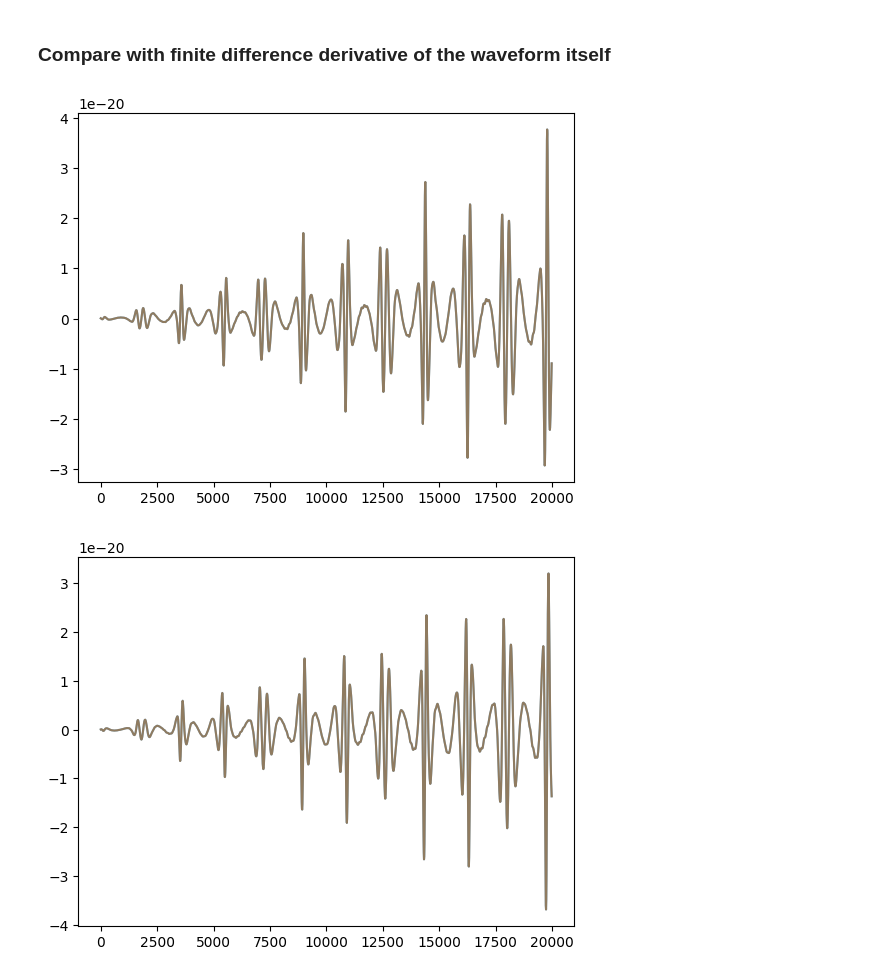
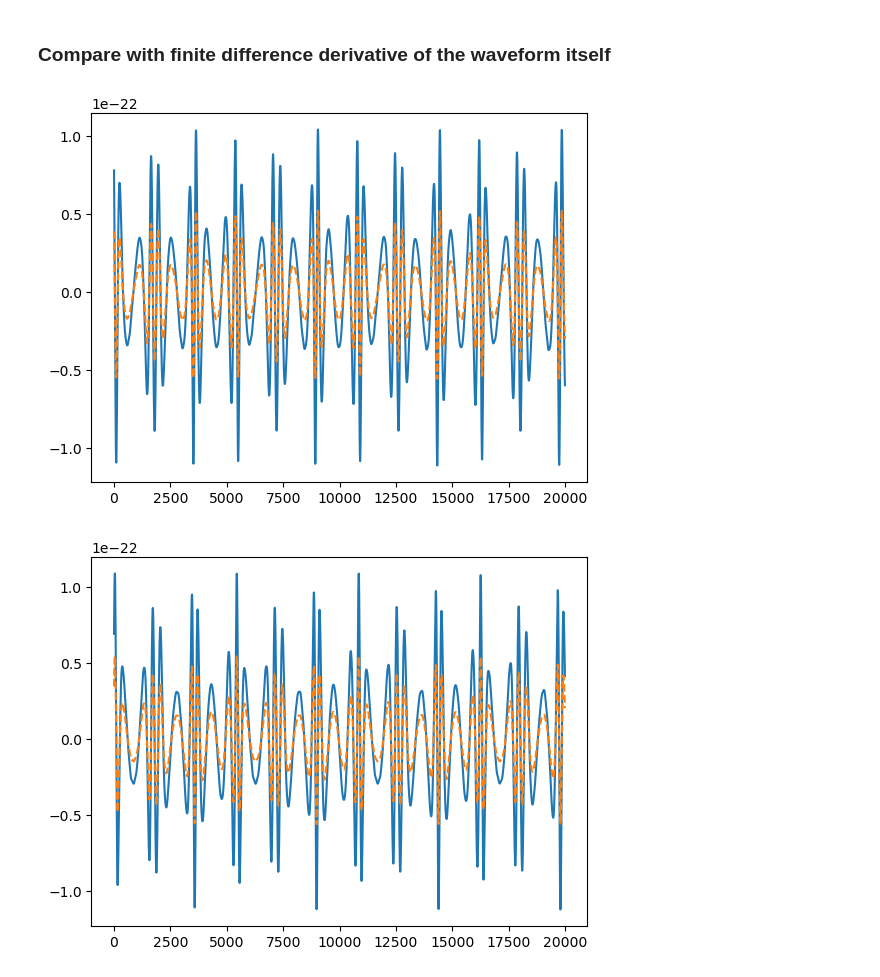
Before and after one commit to perturber/StableEMRIFisher, a Jupyter notebook: StableEMRIDerivative_FEW2April.ipynb, the cells around one changed output. Saved outputs shown, nothing was run; the diff lists cells and outputs as text; code cells hidden in the pictures.

Commit message:
semi-final deriv class for SEF

```diff
--- a/StableEMRIDerivative_FEW2April.ipynb
+++ b/StableEMRIDerivative_FEW2April.ipynb
@@ -578,18 +643,18 @@ parameters = {}
 for i in range(len(param_names)):
     parameters[param_names[i]] = pars_list[i]
 
-deriv_parameter = 'p0'
+param_to_vary = 'm2'
 
-delta_p0 = 1e-5
-deltas = np.array([-2*delta_p0, -delta_p0, delta_p0, 2*delta_p0])
-
-stencil_fun = lambda steps, eps: (-steps[0] + 8 * steps[1] - 8 * steps[2] + steps[3]) / (12 * eps)
+delta = 1e-5  #finite difference delta for the chosen paramete
+order = 4 #order of finite-difference derivative
+kind = "central" #kind of finite-difference derivative
 
 der = waveform_derivative(*pars_list, T = T, dt = dt,
                     parameters = parameters,
-                    deriv_parameter = deriv_parameter,
-                    deltas = deltas,
-                    stencil_fun = stencil_fun)
+                    param_to_vary = param_to_vary,
+                    delta = delta,
+                    order = order,
+                    kind = kind)
 # %%
 times = np.arange(len(der))*dt
 plt.plot(times, der.real)
@@ -603,66 +701,55 @@ plt.show()
 wave_gen_base = GenerateEMRIWaveform(
     FastKerrEccentricEquatorialFlux,
     mode_selector_kwargs=dict(mode_selection = waveform_derivative.cache['mode_selection']),
-    inspiral_kwargs=dict(err=1e-8, max_iter=10000)
+    inspiral_kwargs=dict(err=1e-11, max_iter=10000)
     )
 # %%
 # compute the derivative manually
 wavdelts = []
 
-delt = delta_p0
-
-for delta in [-2*delt, -delt, delt, 2*delt]:
+for delta in waveform_derivative.deltas:
     parameters_in = parameters.copy()
-    parameters_in[deriv_parameter] += delta
+    parameters_in[param_to_vary] += delta
     wave = wave_gen_base(
         parameters_in['m1'],
         parameters_in['m2'],
         parameters_in['a'],
         parameters_in['p0'],
         parameters_in['e0'],
         parameters_in['xI0'],
         parameters_in['dist'],
         parameters_in['qS'],
         parameters_in['phiS'],
         parameters_in['qK'],
         parameters_in['phiK'],
         Phi_phi0 = parameters_in['Phi_phi0'],
         Phi_theta0 = parameters_in['Phi_theta0'],
         Phi_r0 = parameters_in['Phi_r0'],
         dt=dt,
         T=T,
     )
-    if len(wave) < len(waveform_derivative.cache['waveform_source']):
+    if len(wave) < len(der_2nd):
         wave = np.concatenate(
-            (wave, np.zeros((waveform_derivative.cache['waveform_source'].size - wave.size), dtype=wave.dtype)*np.nan),
+            (wave, np.zeros((der_2nd.size - wave.size), dtype=wave.dtype)*np.nan),
             axis=0
         )
     else:
-        wave = wave[:waveform_derivative.cache['waveform_source'].size]
+        wave = wave[:der_2nd.size]
     wavdelts.append(wave)
 
-deriv_man = stencil_fun(wavdelts, delt)
+deriv_man = waveform_derivative._stencil(wavdelts, waveform_derivative.delta, waveform_derivative.order, waveform_derivative.kind)
 
-plt.plot(times[:2000], der.real[0:2000])
-plt.plot(times[:2000], deriv_man.real[0:2000], alpha=0.5)
+plt.plot(times[:2000], der_2nd.real[0:2000])
+plt.plot(times[:2000], deriv_man.real[0:2000], '--')
 plt.show()
 
-plt.plot(times[:2000], der.imag[0:2000])
-plt.plot(times[:2000], deriv_man.imag[0:2000], alpha=0.5)
+plt.plot(times[:2000], der_2nd.imag[0:2000])
+plt.plot(times[:2000], deriv_man.imag[0:2000], '--')
 plt.show()
 
-plt.plot(der.real[20000:20500])
-plt.plot(deriv_man.real[20000:20500], alpha=0.5)
+plt.plot(der_2nd.real[20000:20500])
+plt.plot(deriv_man.real[20000:20500], '--')
 plt.show()
-
-# plt.plot(deriv_fast.real)
-# plt.plot(deriv_man.real, alpha=0.5)
-# plt.plot(deriv_fast.real-deriv_man.real)
-# plt.plot(deriv.cache['waveform'].real, alpha=0.5)
-# plt.xlim(300000, 301000)
-# plt.xlim(110000, 111000)
-# plt.xlim(3000, 6000)
-# plt.ylim(-1e-18, 1e-18)
 # %% [output]
-[figure, old version]
+[figure, new version]
-[figure, old version]
+[figure, new version]
```
Also changed, not shown: parts of 5 cells of this notebook.
